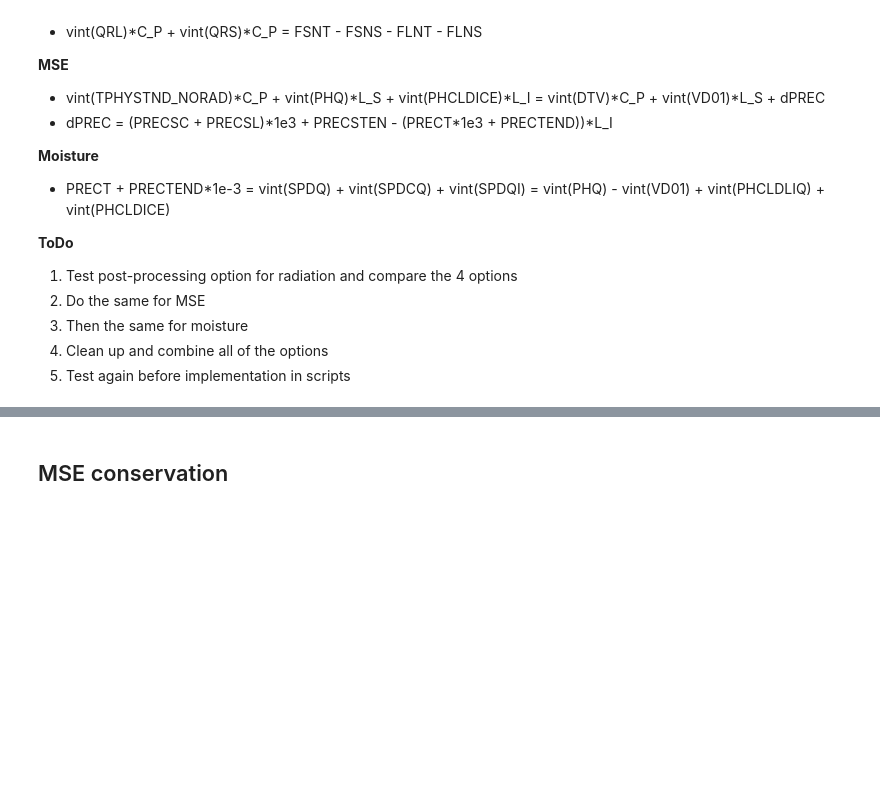
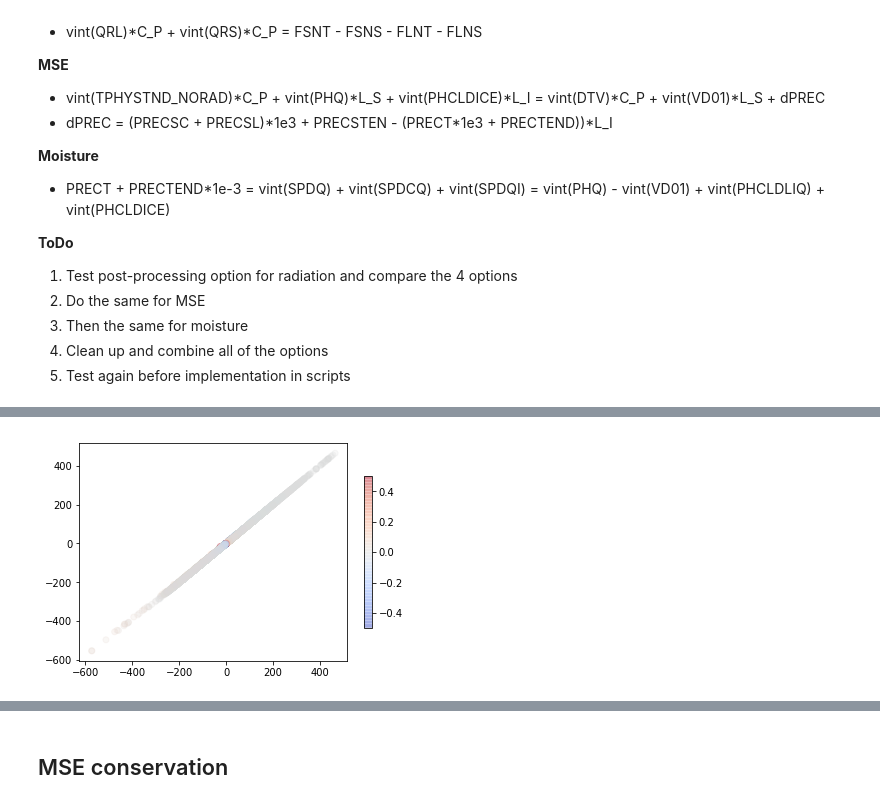
Before and after one commit to raspstephan/CBRAIN-CAM, a Jupyter notebook: notebooks/dev/energy_conservation-nn.ipynb, the cells around one changed output, grey strips where cells are left out. Drawn from its saved outputs; the diff is of its cells as text; code cells hidden in the pictures; blank space fills up the shorter version.

```diff
--- a/notebooks/dev/energy_conservation-nn.ipynb
+++ b/notebooks/dev/energy_conservation-nn.ipynb
@@ -56,0 +109,13 @@ def split(f, t, nt=40):
+# %%
+a = dMSE.isel(time=1).values
+# %%
+b = dRADFLX.isel(time=1).values + dSRFFLX.isel(time=0).values + dPREC.isel(time=1).values
+# %%
+diff = a-b
+# %%
+rel_diff = diff/(a+b)*2.
+# %%
+plt.scatter(a.flat, b.flat, c=rel_diff.flat, cmap='coolwarm', norm=mpl.colors.Normalize(vmin=-0.5,vmax=0.5), alpha=0.2);
+plt.colorbar(shrink=0.7);
+# %% [output]
+[figure, added]
```
Also changed, not shown: parts of 24 cells of this notebook.
